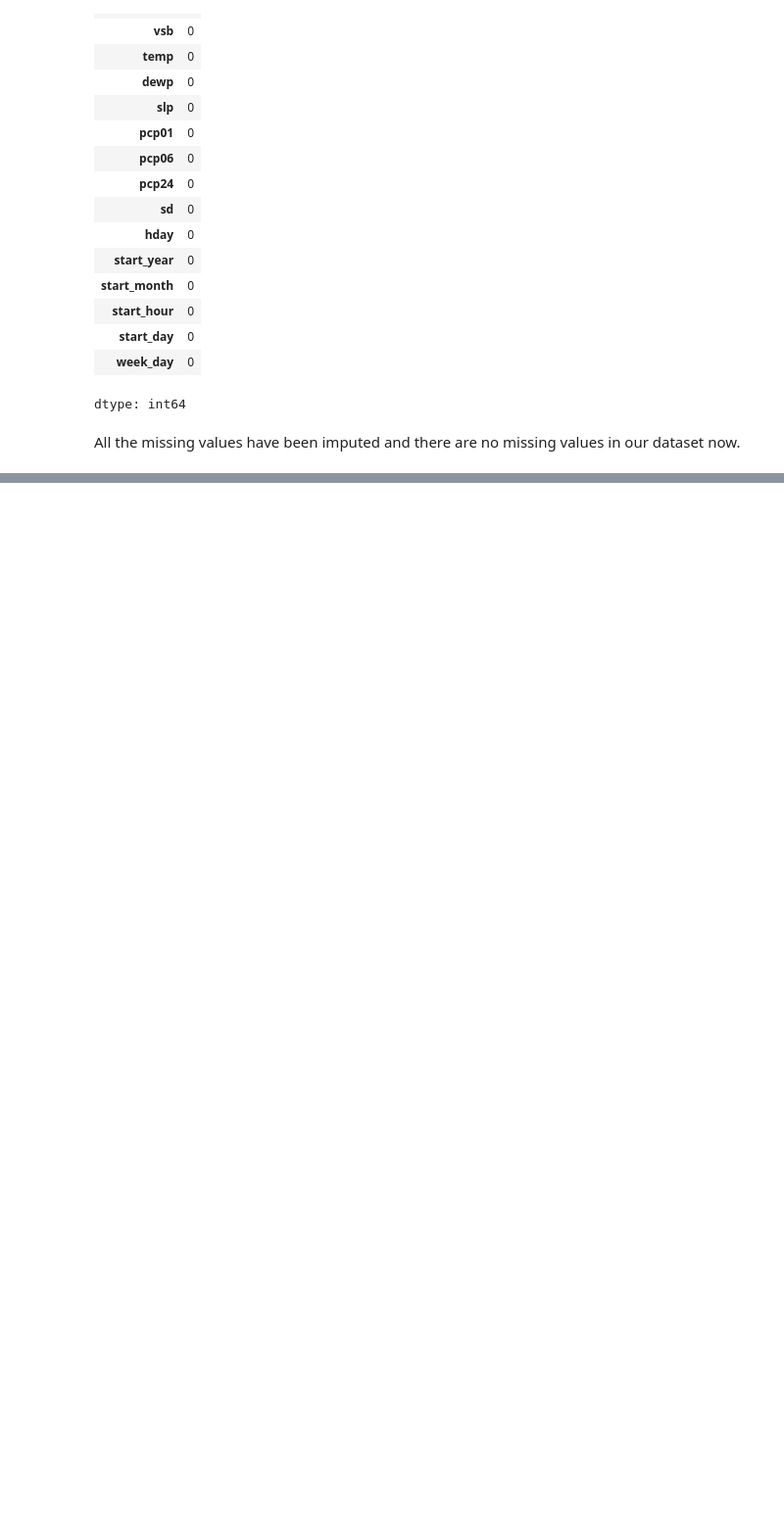
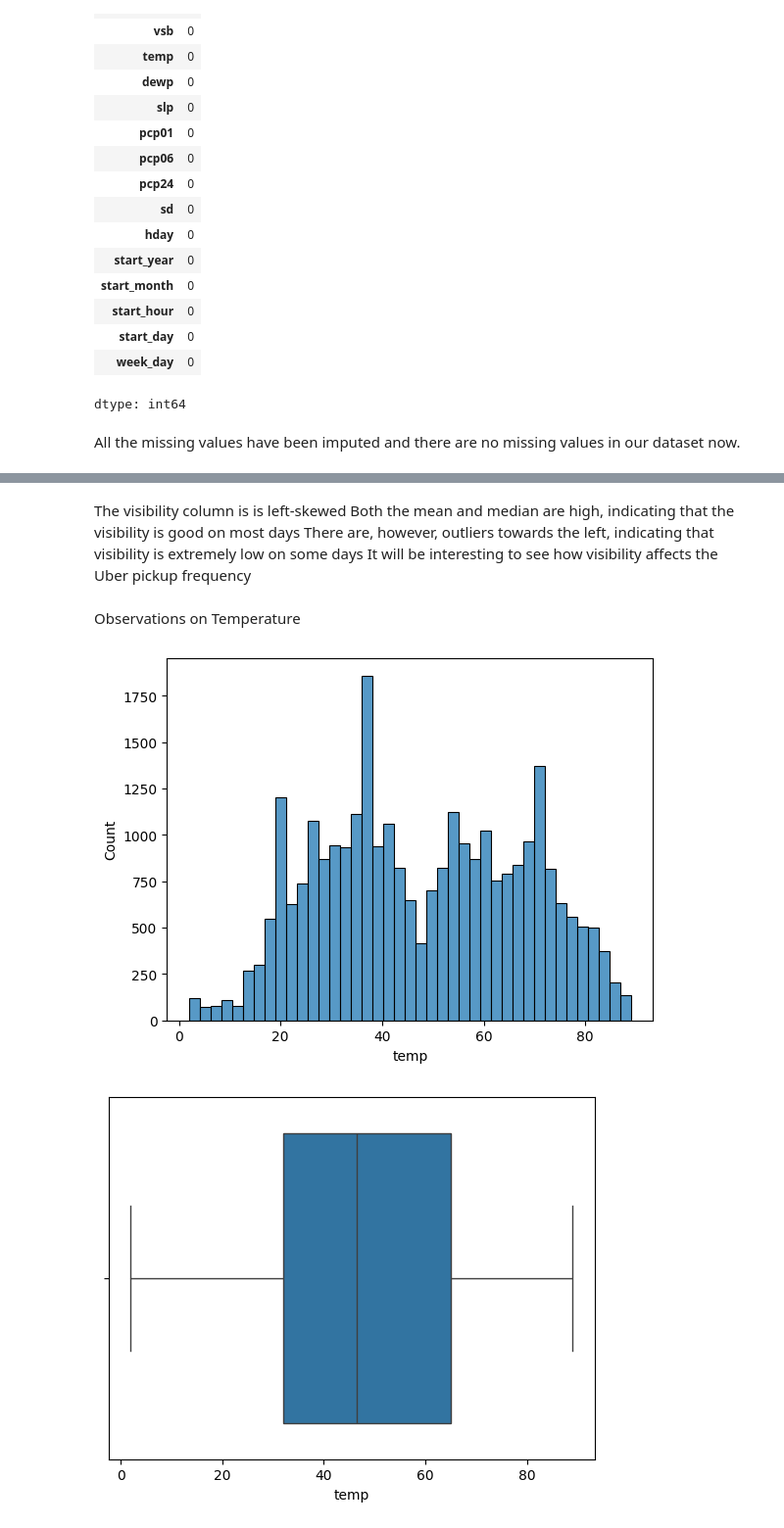
Before and after one commit to Gitstrong3333/MachineLearning_Projects, a Jupyter notebook: Uber.ipynb, the cells around one changed output, grey strips where cells are left out. Shown at 98% size. Drawn from its saved outputs; the diff is of its cells as text; code cells hidden in the pictures; blank space fills up the shorter version.

```diff
--- a/Uber.ipynb
+++ b/Uber.ipynb
@@ -488,0 +531,15 @@ All the missing values have been imputed and there are no missing values in our
+# %% [markdown]
+The visibility column is is left-skewed
+Both the mean and median are high, indicating that the visibility is good on most days
+There are, however, outliers towards the left, indicating that visibility is extremely low on some days
+It will be interesting to see how visibility affects the Uber pickup frequency
+# %% [markdown]
+Observations on Temperature
+# %%
+sns.histplot(data=df,x='temp')
+plt.show()
+sns.boxplot(data=df,x='temp')
+plt.show()
+# %% [output]
+[figure, added]
+[figure, added]
```
Also changed, not shown: parts of 71 cells of this notebook.
